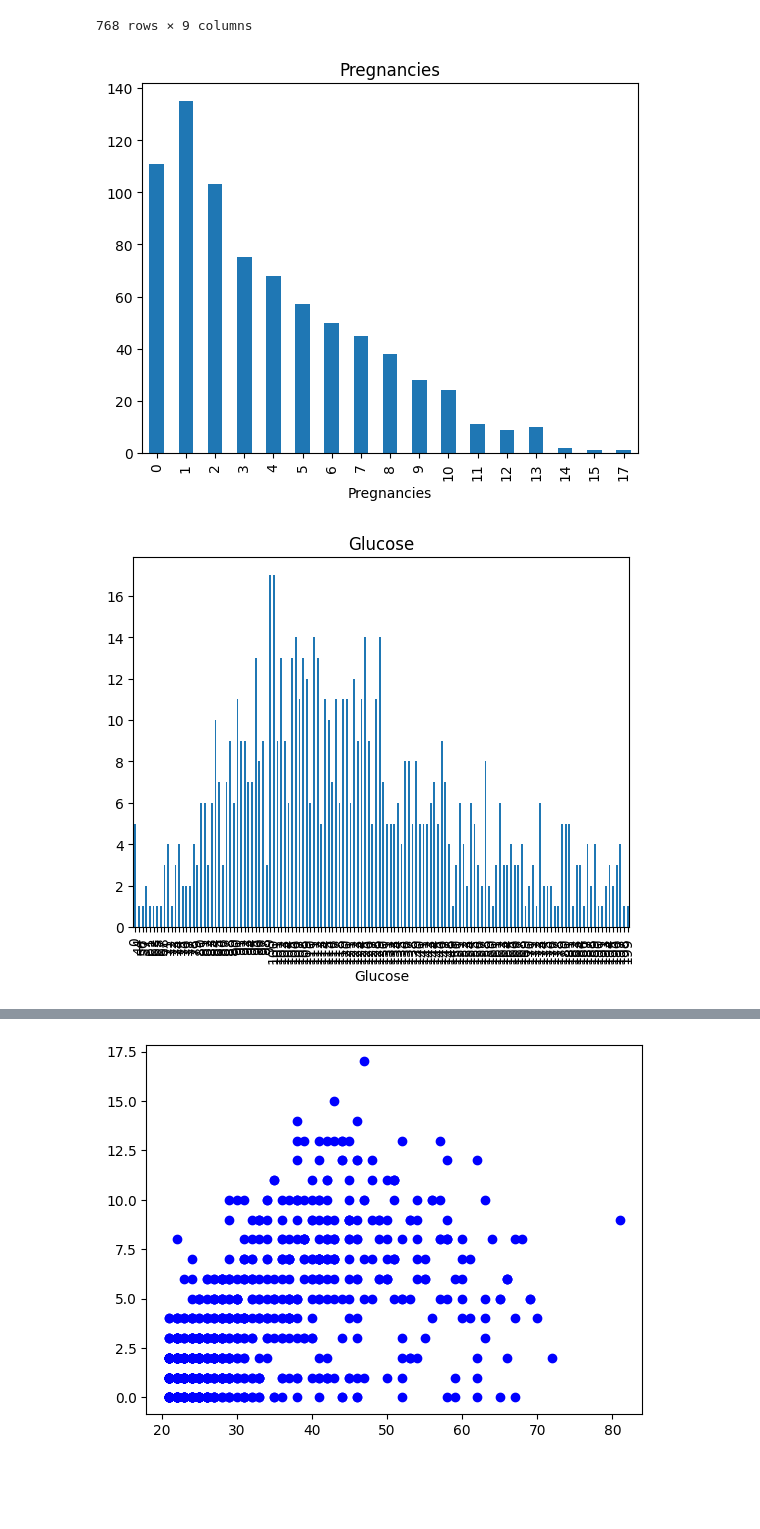
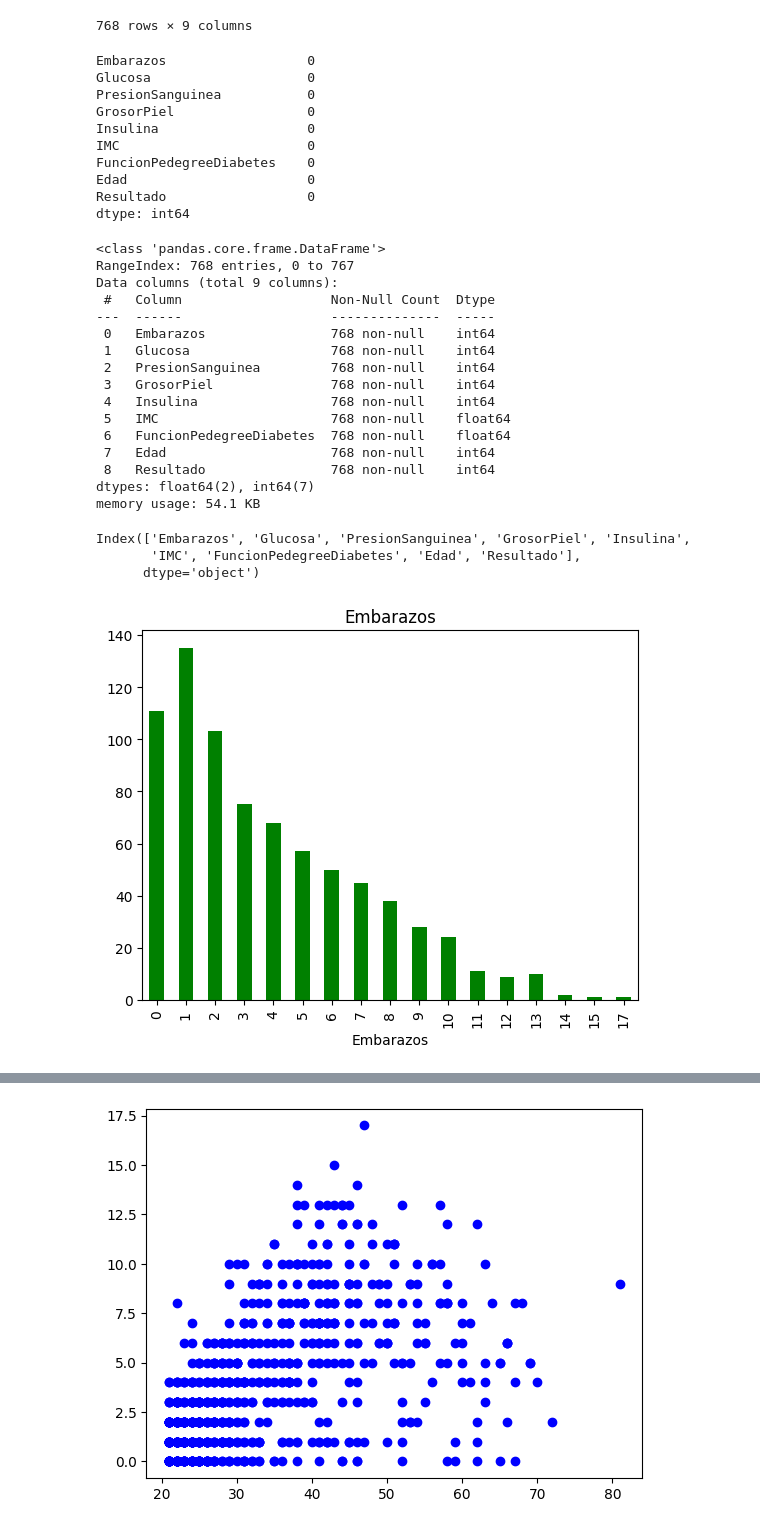
Before and after one commit to jarsmp37/progavan, a Jupyter notebook: GUI_tkinter/datascience/Conceptos_2.ipynb, the cells around one changed output, grey strips where cells are left out. Cells and saved outputs as stored; diff of their text form; code cells hidden in the pictures; blank space fills up the shorter version.

```diff
--- a/GUI_tkinter/datascience/Conceptos_2.ipynb
+++ b/GUI_tkinter/datascience/Conceptos_2.ipynb
@@ -36,8 +30,63 @@ df.columns
+# %%
+# Diccionario con las traducciones
+traducciones = {
+    'Pregnancies': 'Embarazos',
+    'Glucose': 'Glucosa',
+    'BloodPressure': 'PresionSanguinea',
+    'SkinThickness': 'GrosorPiel',
+    'Insulin': 'Insulina',
+    'BMI': 'IMC',
+    'DiabetesPedigreeFunction': 'FuncionPedegreeDiabetes',
+    'Age': 'Edad',
+    'Outcome': 'Resultado'
+}
+
+# Renombrar las columnas
+df.rename(columns=traducciones, inplace=True)
+# %%
+#verifica los valores nulos en el dataframe
+df.isnull().sum()
+# %% [output]
+Embarazos                  0
+Glucosa                    0
+PresionSanguinea           0
+GrosorPiel                 0
+Insulina                   0
+IMC                        0
+FuncionPedegreeDiabetes    0
+Edad                       0
+Resultado                  0
+dtype: int64
+# %%
+#Muestra nulos y tipo de datos
+df.info()
+# %% [output]
+<class 'pandas.core.frame.DataFrame'>
+RangeIndex: 768 entries, 0 to 767
+Data columns (total 9 columns):
+ #   Column                   Non-Null Count  Dtype
+---  ------                   --------------  -----
+ 0   Embarazos                768 non-null    int64
+ 1   Glucosa                  768 non-null    int64
+ 2   PresionSanguinea         768 non-null    int64
+ 3   GrosorPiel               768 non-null    int64
+ 4   Insulina                 768 non-null    int64
+ 5   IMC                      768 non-null    float64
+ 6   FuncionPedegreeDiabetes  768 non-null    float64
+ 7   Edad                     768 non-null    int64
+ 8   Resultado                768 non-null    int64
+dtypes: float64(2), int64(7)
+memory usage: 54.1 KB
+# %%
+#Muestra las columnas del df
+df.columns
+# %% [output]
+Index(['Embarazos', 'Glucosa', 'PresionSanguinea', 'GrosorPiel', 'Insulina',
+       'IMC', 'FuncionPedegreeDiabetes', 'Edad', 'Resultado'],
+      dtype='object')
 # %%
-for columna in df.columns:
-    df[columna].value_counts().sort_index().plot(kind="bar")
-    plt.title(columna)
-    plt.show()
+df['Embarazos'].value_counts().sort_index().plot(kind="bar", color="Green")
+plt.title("Embarazos")
+plt.show()
 # %% [output]
-[figure, old version]
+[figure, new version]
-[figure, removed]
```
Also changed, not shown: parts of 43 cells of this notebook, 4 other files.
